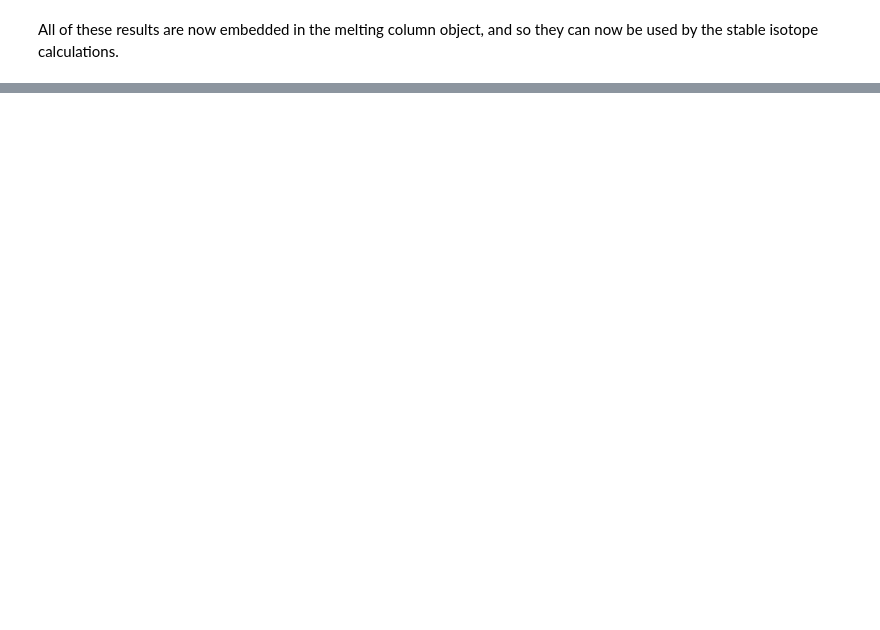
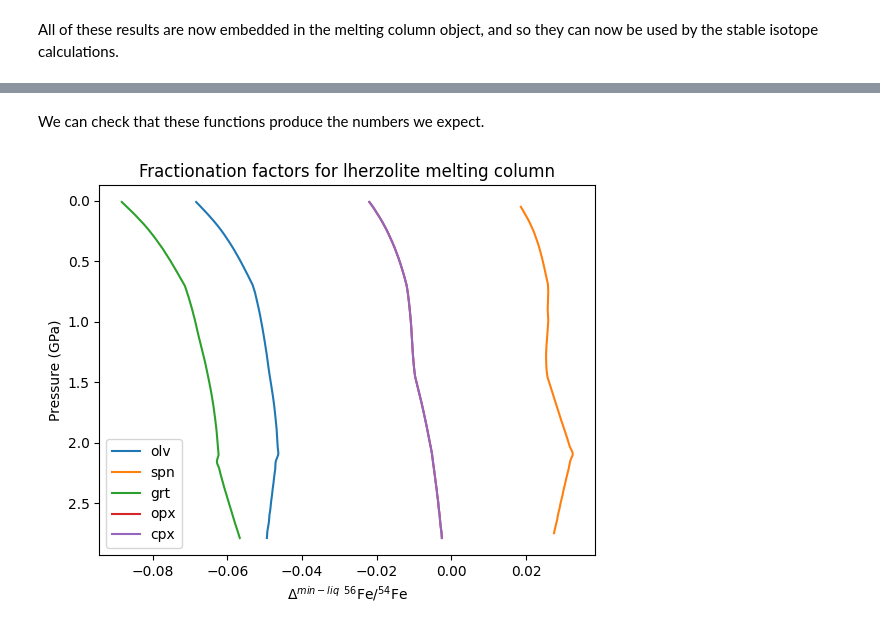
Before and after one commit to simonwmatthews/pyMelt, a Jupyter notebook: templates/301_StableIsotopes_Fe.ipynb, the cells around one changed output, grey strips where cells are left out. Drawn from its saved outputs; the diff is of its cells as text; code cells hidden in the pictures; blank space fills up the shorter version.

```diff
--- a/templates/301_StableIsotopes_Fe.ipynb
+++ b/templates/301_StableIsotopes_Fe.ipynb
@@ -110,0 +295,34 @@ Matthews, S., Wong, K., Shorttle, O., Edmonds, M., & Maclennan, J. (2021). Do ol
+# %% [markdown]
+We can check that these functions produce the numbers we expect.
+# %%
+alpha = np.zeros([5, len(column.P)])
+for i, row in column.composition['lz'].iterrows():
+    alpha[0, i] = (olv_ff_56_54(row, lz.phaseDiagram))
+    alpha[1, i] = (spn_ff_56_54(row, lz.phaseDiagram))
+    alpha[2, i] = (grt_ff_56_54(row, lz.phaseDiagram))
+    alpha[3, i] = (opx_ff_56_54(row, lz.phaseDiagram))
+    alpha[4, i] = (cpx_ff_56_54(row, lz.phaseDiagram))
+
+f, a = plt.subplots()
+
+a.plot(alpha[0,:][alpha[0,:] != 0.0], column.P[alpha[0,:] != 0.0], label='olv')
+a.plot(alpha[1,:][alpha[1,:] != 0.0], column.P[alpha[1,:] != 0.0], label='spn')
+a.plot(alpha[2,:][alpha[2,:] != 0.0], column.P[alpha[2,:] != 0.0], label='grt')
+a.plot(alpha[3,:][alpha[3,:] != 0.0], column.P[alpha[3,:] != 0.0], label='opx')
+a.plot(alpha[3,:][alpha[4,:] != 0.0], column.P[alpha[4,:] != 0.0], label='cpx')
+
+a.invert_yaxis()
+
+a.set_ylabel('Pressure (GPa)')
+a.set_xlabel(r'$\Delta^{min-liq}$ $^{56}$Fe/$^{54}$Fe')
+
+
+# a.xaxis.set_major_formatter("{x:.6f}")
+
+a.set_title("Fractionation factors for lherzolite melting column")
+
+a.legend()
+
+plt.show()
+# %% [output]
+[figure, added]
```
Also changed, not shown: parts of 22 cells of this notebook, 2 other files.
